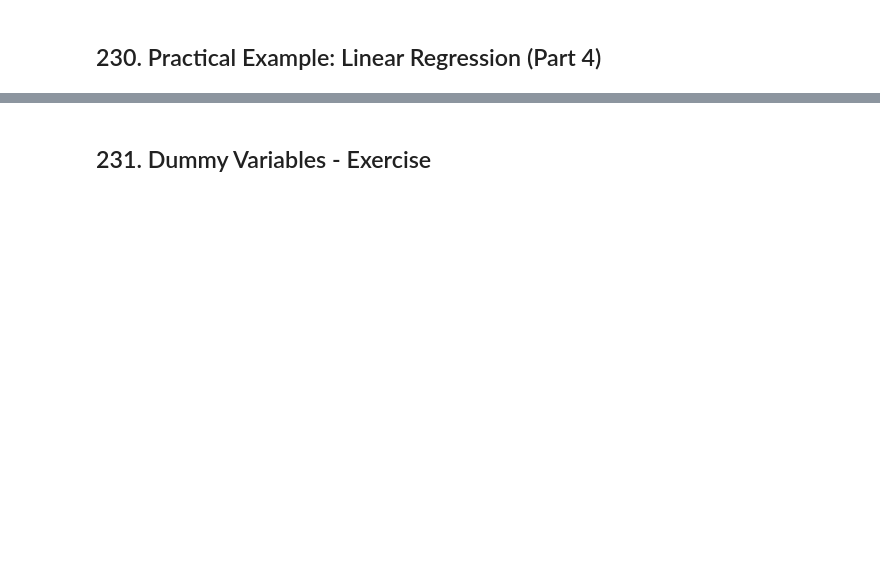
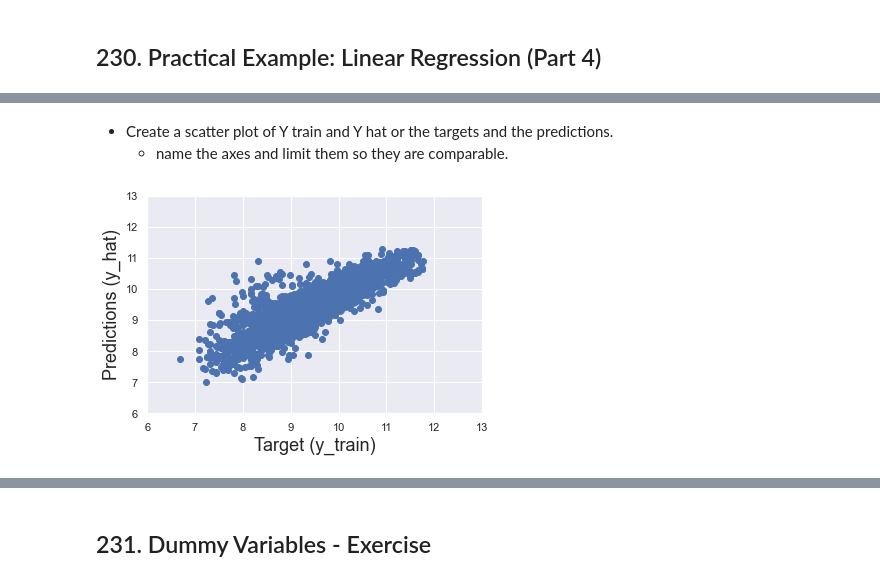
Before and after one commit to Mrchmdani/Mrchmdani, a Jupyter notebook: MyLearning/Udemy/The Data Science Course 2022 - Complete Data Science Bootcamp/Udemy - Complete Data Science Bootcamp - Part5 - Advanced Statistical Methods in Pthon.ipynb, the cells around one changed output, grey strips where cells are left out. Drawn from its saved outputs; the diff is of its cells as text; code cells hidden in the pictures; blank space fills up the shorter version.

```diff
--- a/MyLearning/Udemy/The Data Science Course 2022 - Complete Data Science Bootcamp/Udemy - Complete Data Science Bootcamp - Part5 - Advanced Statistical Methods in Pthon.ipynb
+++ b/MyLearning/Udemy/The Data Science Course 2022 - Complete Data Science Bootcamp/Udemy - Complete Data Science Bootcamp - Part5 - Advanced Statistical Methods in Pthon.ipynb
@@ -2504,0 +2595,3 @@ https://www.udemy.com/course/the-data-science-course-complete-data-science-bootc
+# %%
+inputs_scaled = scaler.transform(inputs)
+inputs_scaled
@@ -2504,0 +2627,4 @@ https://www.udemy.com/course/the-data-science-course-complete-data-science-bootc
+# %%
+from sklearn.model_selection import train_test_split
+
+x_train, x_test, y_train, y_test = train_test_split(inputs_scaled, targets, test_size=0.2, random_state=42)
@@ -2504,0 +2638,3 @@ https://www.udemy.com/course/the-data-science-course-complete-data-science-bootc
+# %%
+reg = LinearRegression()
+reg.fit(x_train, y_train).get_params()
@@ -2504,0 +2648,14 @@ https://www.udemy.com/course/the-data-science-course-complete-data-science-bootc
+# %%
+y_hat = reg.predict(x_train)
+# %% [markdown]
+* Create a scatter plot of Y train and Y hat or the targets and the predictions.
+    * name the axes and limit them so they are comparable.
+# %%
+plt.scatter(y_train, y_hat)
+plt.xlabel('Target (y_train)', size=18)
+plt.ylabel('Predictions (y_hat)', size=18)
+plt.xlim(6, 13)
+plt.ylim(6, 13)
+plt.show()
+# %% [output]
+[figure, added]
```
Also changed, not shown: parts of 43 cells of this notebook, 9 other files.
